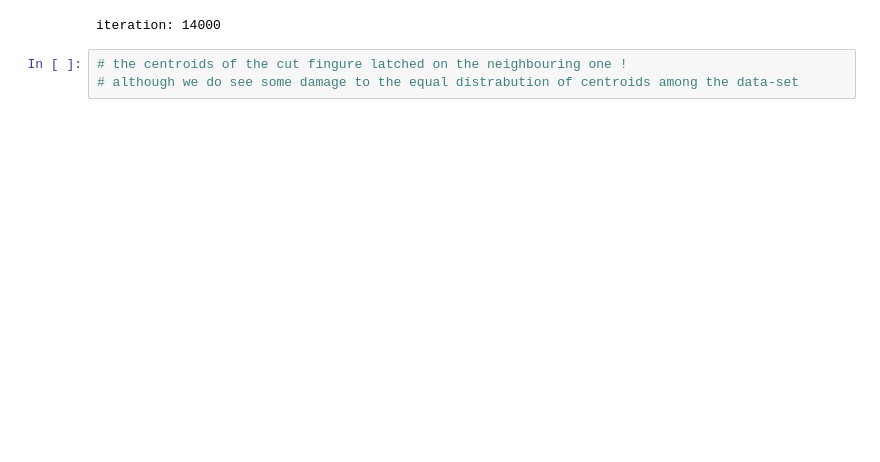
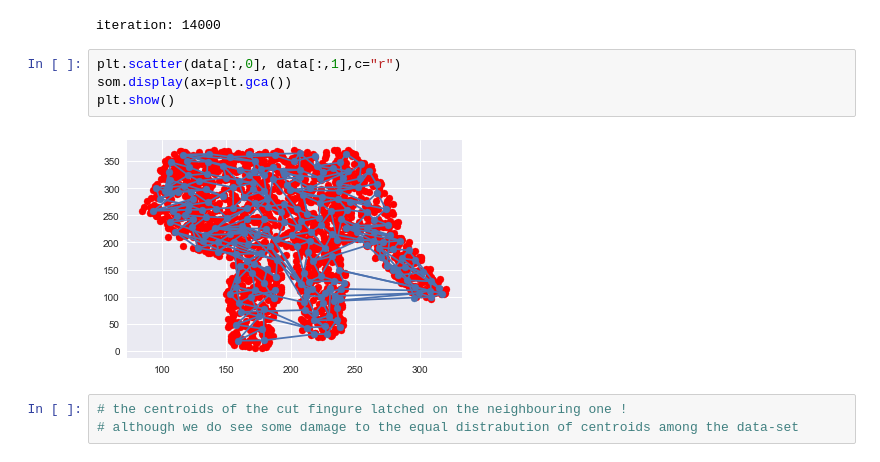
Before and after one commit to Israel0545488592/NeuralComputing2, a Jupyter notebook: Main_program .ipynb, the cells around one changed output. Cells and saved outputs as stored; diff of their text form; blank space fills up the shorter version.

```diff
--- a/Main_program .ipynb
+++ b/Main_program .ipynb
@@ -260,6 +273,12 @@ iteration: 10000
 iteration: 12000
 [figure]
 iteration: 14000
+# %%
+plt.scatter(data[:,0], data[:,1],c="r")
+som.display(ax=plt.gca())
+plt.show()
+# %% [output]
+[figure, added]
 # %%
 # the centroids of the cut fingure latched on the neighbouring one !
 # although we do see some damage to the equal distrabution of centroids among the data-set
```
Also changed, not shown: parts of 3 cells of this notebook, 1 other file.
